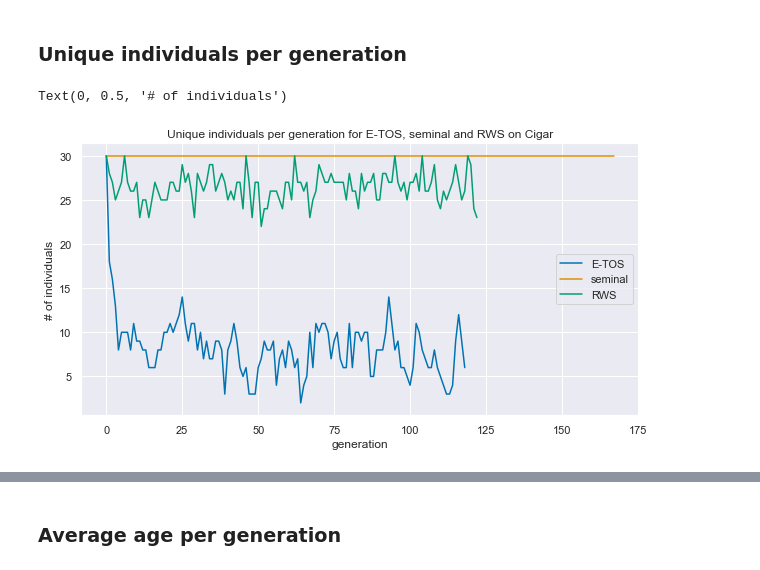
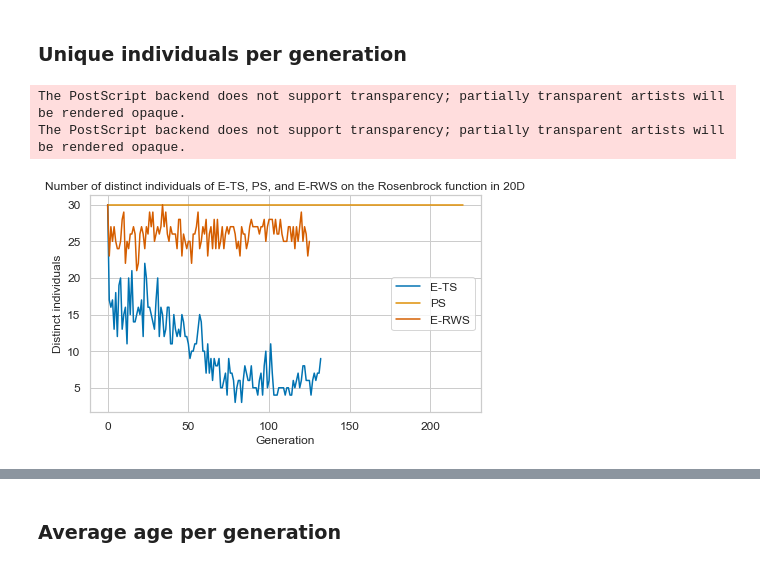
Before and after one commit to N-Brouwer/PPA, a Jupyter notebook: notebooks/data-analysis.ipynb, the cells around one changed output, grey strips where cells are left out. Drawn from its saved outputs; the diff is of its cells as text; code cells hidden in the pictures.

```diff
--- a/notebooks/data-analysis.ipynb
+++ b/notebooks/data-analysis.ipynb
@@ -17,4 +17,5 @@ from collections import Counter
 from matplotlib.colors import LogNorm
 sns.reset_defaults()
 sns.set_theme(style="darkgrid")
+sns.set_theme(style="whitegrid")
 sns.set_palette("colorblind")
@@ -46,14 +22,15 @@ plt.show()
 # %%
 notify = Notify()
 # notify.register()
-renames = {'linear_ranking':'LR',
-           'mulambda':r'$(\mu,\lambda)$',
-           'original':'seminal',
-           'mupluslambda':'seminal',
+renames = {'linear_ranking':'LRS',
+           'mulambda':r'CS',
+           'original':'PS',
+           'mupluslambda':'PS',
+           'PS' : "Plus Selection",
            'roulette_wheel': 'RWS',
            'single_elitist_rws':'E-RWS',
            'tour_elite': 'E-TS',
-           'single_elitist_tournament': 'E-TOS',
+           'single_elitist_tournament': 'E-TS',
            'tour_no_replace':'TS -R',
            'no_replacement_tournament': 'TS -R',
            'tournament':'TS +R'}
@@ -64,6 +41,6 @@ print(os.getcwd())
 # %% [output]
 C:\Users\nieli\Documents\uva\thesis\code
 # %%
-results_folder = 'PPA/results/results-2021-06-10_11-01-59/'
+results_folder = 'PPA/results/final/results-2021-07-01_14-35-06/'
 # results_folder = 'PPA/results/5mljn-evals/'
 # %% [markdown]
@@ -468,21 +665,35 @@ s3_results = pickle.load(open(f"{results_folder}{selection_method_three}-{benchm
 # %% [markdown]
 ### Unique individuals per generation
 # %%
-fig, axs = plt.subplots(nrows=1,ncols=1, figsize=(10,5))
+fig, axs = plt.subplots(figsize=(7,4))
 
 s1_indivuals_per_generation = pd.DataFrame(s1_results.heritage.unique_individual_count, columns=['generation', '#individuals'])
 s2_indivuals_per_generation = pd.DataFrame(s2_results.heritage.unique_individual_count, columns=['generation', '#individuals'])
 s3_indivuals_per_generation = pd.DataFrame(s3_results.heritage.unique_individual_count, columns=['generation', '#individuals'])
+s4_indivuals_per_generation = pd.DataFrame(s4_results.heritage.unique_individual_count, columns=['generation', '#individuals'])
+# s5_indivuals_per_generation = pd.DataFrame(s5_results.heritage.unique_individual_count, columns=['generation', '#individuals'])
 
+sns.lineplot(x=s1_indivuals_per_generation['generation'], y=s1_indivuals_per_generation['#individuals'], ax=axs, label=selection_name_one)
+sns.lineplot(x=s2_indivuals_per_generation['generation'], y=s2_indivuals_per_generation['#individuals'], ax=axs, label=selection_name_two)
+# sns.lineplot(x=s3_indivuals_per_generation['generation'], y=s3_indivuals_per_generation['#individuals'], ax=axs, label=selection_name_three)
+sns.lineplot(x=s4_indivuals_per_generation['generation'], y=s4_indivuals_per_generation['#individuals'], ax=axs, label=selection_name_four, color=(0.8352941176470589, 0.3686274509803922, 0.0))
+# sns.lineplot(x=s5_indivuals_per_generation['generation'], y=s5_indivuals_per_generation['#individuals'], ax=axs, label=selection_name_five)
+plt.legend(fontsize=12, loc="center right")
+# plt.legend(loc='center right',  bbox_to_anchor=(0.88,0.5), labels=[selection_name_one, selection_name_two, selection_name_three]) #for prentation image extraction
+# plt.title(f'Unique individuals per generation for {selection_name_one}, {selection_name_two} and {selection_name_three} on {s1_results.benchmark_name}')
+plt.title(f'Number of distinct individuals of E-TS, PS, and E-RWS on the {benchmark_name} function in {dimensions}D', fontsize=12)
 
-sns.lineplot(x=s1_indivuals_per_generation['generation'], y=s1_indivuals_per_generation['#individuals'], ax=axs)
-sns.lineplot(x=s2_indivuals_per_generation['generation'], y=s2_indivuals_per_generation['#individuals'], ax=axs)
-sns.lineplot(x=s3_indivuals_per_generation['generation'], y=s3_indivuals_per_generation['#individuals'], ax=axs)
+temp = selection_name_three.replace(' ','')
+name = f'unique{selection_name_one}_{selection_name_two}_{temp}_{benchmark_name}.eps'
+axs.tick_params(axis='x', labelsize=12)
+axs.tick_params(axis='y', labelsize=12)
+plt.xlabel('Generation', fontsize=12)
+plt.ylabel('Distinct individuals', fontsize=12)
+plt.savefig(f'PPA/notebooks/images/final/{name}', bbox_inches='tight', format='eps')
+plt.savefig(f'PPA/notebooks/images/presentation/distinct.png', bbox_inches='tight')
 
-plt.legend(loc='center right', labels=[selection_name_one, selection_name_two, selection_name_three])
-plt.title(f'Unique individuals per generation for {selection_name_one}, {selection_name_two} and {selection_name_three} on {s1_results.benchmark_name}')
-plt.xlabel('generation')
-plt.ylabel('# of individuals')
+plt.show()
 # %% [output]
-Text(0, 0.5, '# of individuals')
+The PostScript backend does not support transparency; partially transparent artists will be rendered opaque.
+The PostScript backend does not support transparency; partially transparent artists will be rendered opaque.
-[figure, old version]
+[figure, new version]
```
Also changed, not shown: parts of 56 cells of this notebook, 6 other files.
